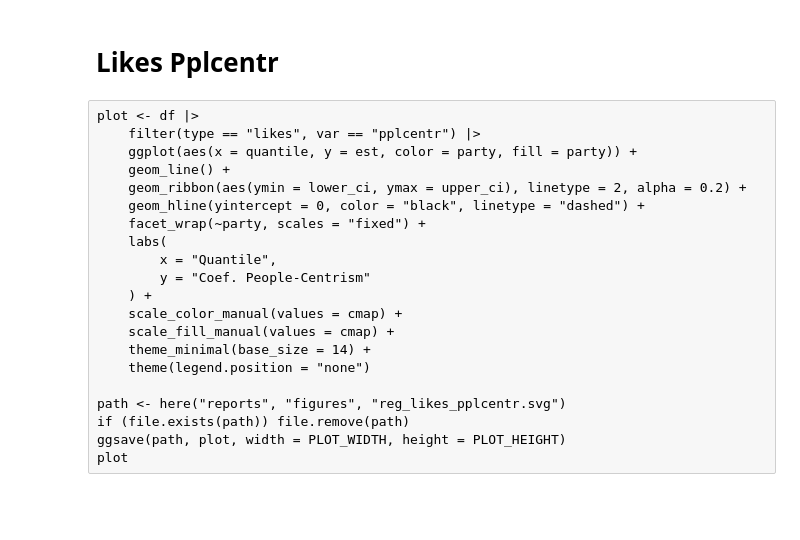
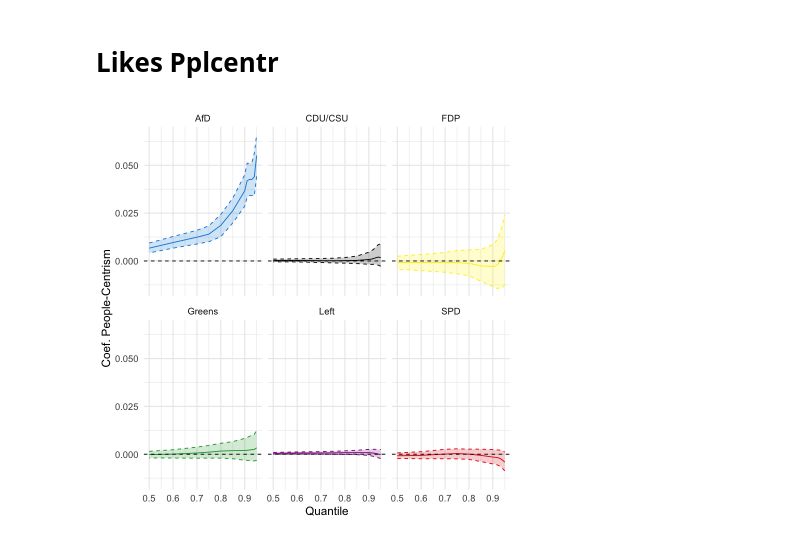
Before and after one commit to luerhard/anti-elitism-gets-views, a Jupyter notebook: pipeline/07-plot_regressions.ipynb, the cells around one changed output. Cells and saved outputs as stored; diff of their text form; code cells hidden in the pictures; blank space fills up the shorter version.

```diff
--- a/pipeline/07-plot_regressions.ipynb
+++ b/pipeline/07-plot_regressions.ipynb
@@ -156,23 +157,2 @@ plot
 # %% [markdown]
 # Likes Pplcentr
-# %% [raw]
-plot <- df |>
-    filter(type == "likes", var == "pplcentr") |>
-    ggplot(aes(x = quantile, y = est, color = party, fill = party)) +
-    geom_line() +
-    geom_ribbon(aes(ymin = lower_ci, ymax = upper_ci), linetype = 2, alpha = 0.2) +
-    geom_hline(yintercept = 0, color = "black", linetype = "dashed") +
-    facet_wrap(~party, scales = "fixed") +
-    labs(
-        x = "Quantile",
-        y = "Coef. People-Centrism"
-    ) +
-    scale_color_manual(values = cmap) +
-    scale_fill_manual(values = cmap) +
-    theme_minimal(base_size = 14) +
-    theme(legend.position = "none")
-
-path <- here("reports", "figures", "reg_likes_pplcentr.svg")
-if (file.exists(path)) file.remove(path)
-ggsave(path, plot, width = PLOT_WIDTH, height = PLOT_HEIGHT)
-plot
@@ -181,0 +159,23 @@ max(df$rhat)
+# %%
+plot <- df |>
+    filter(model_type == "likes_pplcentr", term == "pplcentr") |>
+    ggplot(aes(x = quantile, y = est, color = party, fill = party)) +
+    geom_line() +
+    geom_ribbon(aes(ymin = lower_ci, ymax = upper_ci), linetype = 2, alpha = 0.2) +
+    geom_hline(yintercept = 0, color = "black", linetype = "dashed") +
+    facet_wrap(~party, scales = "fixed") +
+    labs(
+        x = "Quantile",
+        y = "Coef. People-Centrism"
+    ) +
+    scale_color_manual(values = cmap) +
+    scale_fill_manual(values = cmap) +
+    theme_minimal(base_size = 14) +
+    theme(legend.position = "none")
+
+path <- here("reports", "figures", "reg_likes_pplcentr.svg")
+if (file.exists(path)) file.remove(path)
+ggsave(path, plot, width = PLOT_WIDTH, height = PLOT_HEIGHT)
+plot
+# %% [output]
+[figure, added]
```
Also changed, not shown: parts of 8 cells of this notebook, 1 other file.
